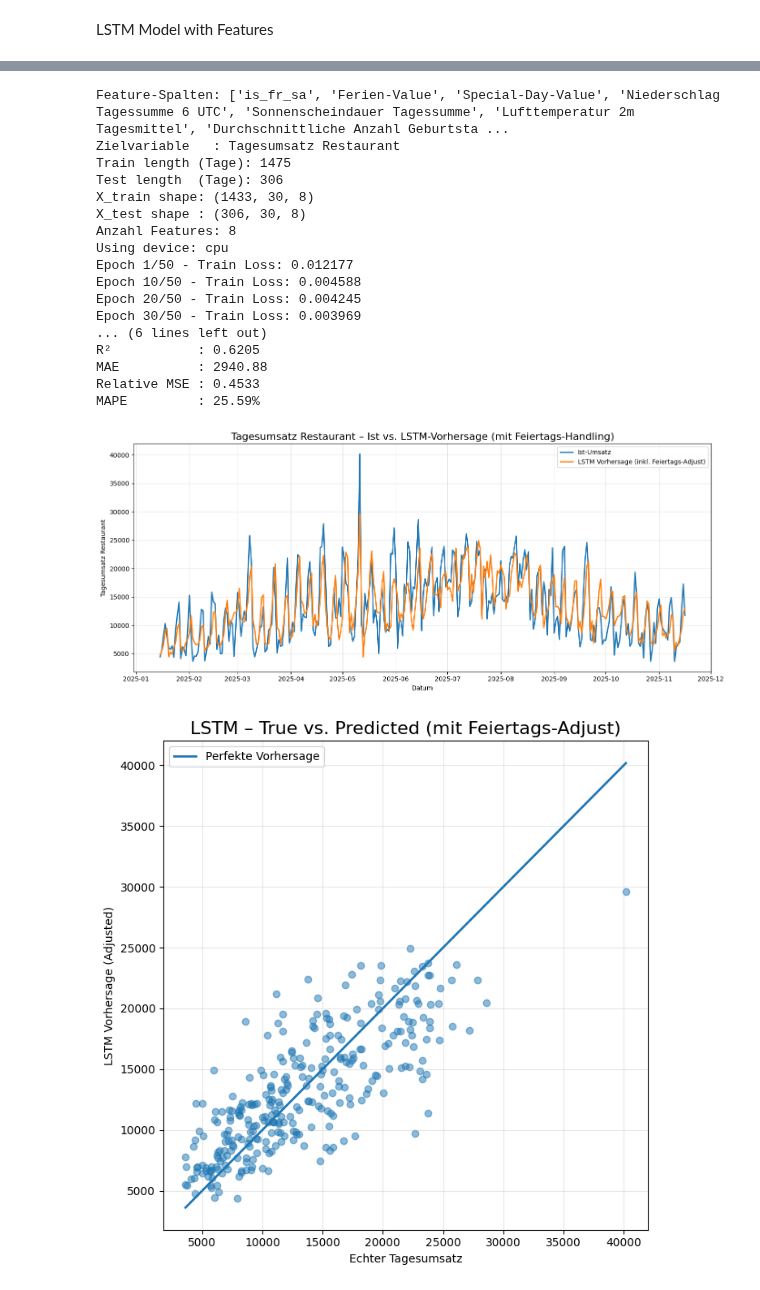
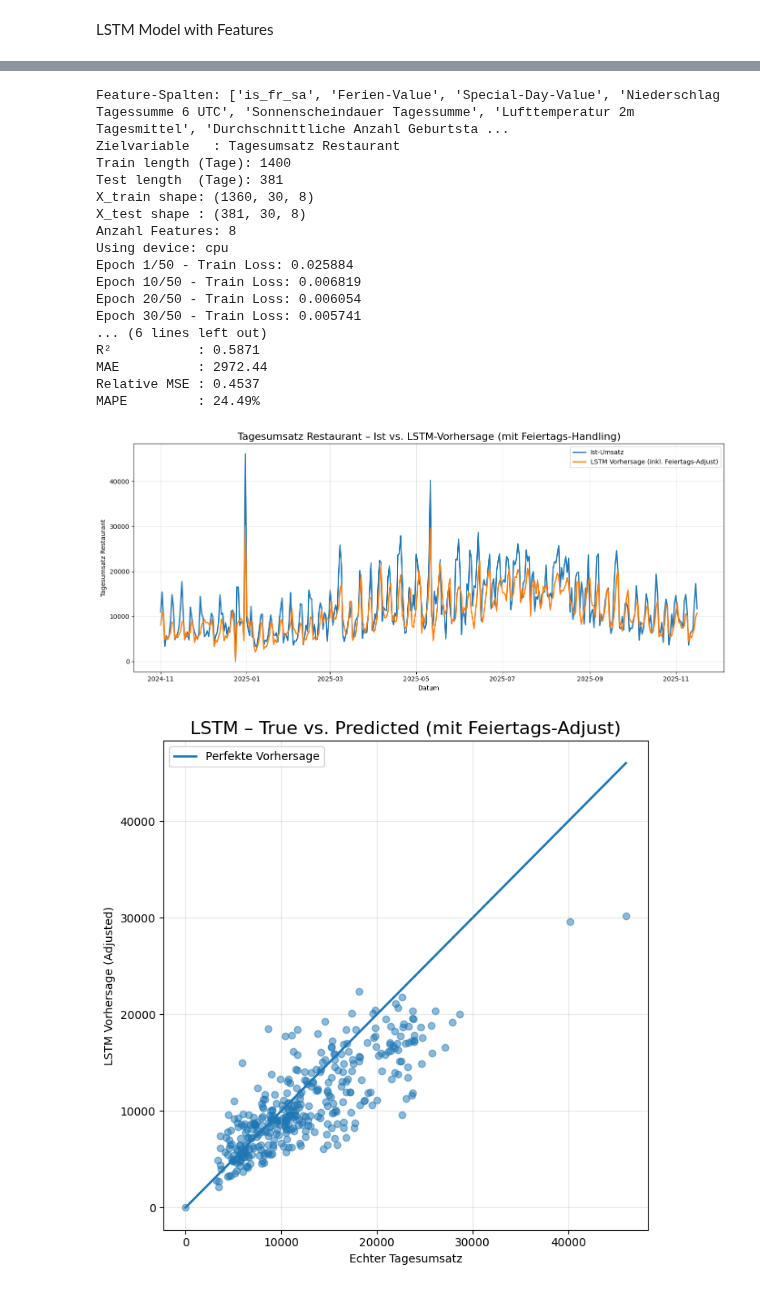
Before and after one commit to Luggias/DSF_Group_Project, a Jupyter notebook: LSTM_model.ipynb, the cells around one changed output, grey strips where cells are left out. Saved outputs shown, nothing was run; the diff lists cells and outputs as text; code cells hidden in the pictures.

```diff
--- a/LSTM_model.ipynb
+++ b/LSTM_model.ipynb
@@ -913,7 +353,7 @@ print("Feature-Spalten:", feature_cols)
 print("Zielvariable   :", target_col)
 
 # Train/Test-Split anhand Datum
-split_date = pd.Timestamp("2025-01-15")
+split_date = pd.Timestamp("2024-11-01")
 train_df = df[df.index < split_date]
 test_df  = df[df.index >= split_date]
 
@@ -1163,46 +603,46 @@ plt.scatter(results["Ist"], results["Vorhersage"], alpha=0.5)
 
 min_val = min(results["Ist"].min(), results["Vorhersage"].min())
 max_val = max(results["Ist"].max(), results["Vorhersage"].max())
 plt.plot([min_val, max_val], [min_val, max_val],
          linewidth=2, label="Perfekte Vorhersage")
 
 plt.title("LSTM – True vs. Predicted (mit Feiertags-Adjust)", fontsize=16)
 plt.xlabel("Echter Tagesumsatz")
 plt.ylabel("LSTM Vorhersage (Adjusted)")
 plt.legend()
 plt.grid(True, alpha=0.3)
 plt.tight_layout()
 plt.show()
 
 # Optional: explizit Feiertage im Testset anzeigen
 print("\nWeihnachten im Testset (24.12.):")
 display(results[(results["Datum"].dt.month == 12) & (results["Datum"].dt.day == 24)])
 
 print("\nSilvester im Testset (31.12.):")
 display(results[(results["Datum"].dt.month == 12) & (results["Datum"].dt.day == 31)])
 
 print("\nMuttertag im Testset:")
 results_mothers = results[results["Datum"].apply(lambda d: d == mothers_day(d.year))]
 display(results_mothers)
 # %% [output]
 Feature-Spalten: ['is_fr_sa', 'Ferien-Value', 'Special-Day-Value', 'Niederschlag Tagessumme 6 UTC', 'Sonnenscheindauer Tagessumme', 'Lufttemperatur 2m Tagesmittel', 'Durchschnittliche Anzahl Geburtsta ...
 Zielvariable   : Tagesumsatz Restaurant
-Train length (Tage): 1475
-Test length  (Tage): 306
-X_train shape: (1433, 30, 8)
-X_test shape : (306, 30, 8)
+Train length (Tage): 1400
+Test length  (Tage): 381
+X_train shape: (1360, 30, 8)
+X_test shape : (381, 30, 8)
 Anzahl Features: 8
 Using device: cpu
-Epoch 1/50 - Train Loss: 0.012177
-Epoch 10/50 - Train Loss: 0.004588
-Epoch 20/50 - Train Loss: 0.004245
-Epoch 30/50 - Train Loss: 0.003969
+Epoch 1/50 - Train Loss: 0.025884
+Epoch 10/50 - Train Loss: 0.006819
+Epoch 20/50 - Train Loss: 0.006054
+Epoch 30/50 - Train Loss: 0.005741
 ... (6 lines left out)
-R²           : 0.6205
-MAE          : 2940.88
-Relative MSE : 0.4533
-MAPE         : 25.59%
+R²           : 0.5871
+MAE          : 2972.44
+Relative MSE : 0.4537
+MAPE         : 24.49%
-[figure, old version]
+[figure, new version]
-[figure, old version]
+[figure, new version]
 Weihnachten im Testset (24.12.):
 |  | Datum | Ist | Vorhersage |
```
Also changed, not shown: parts of 5 cells of this notebook.
